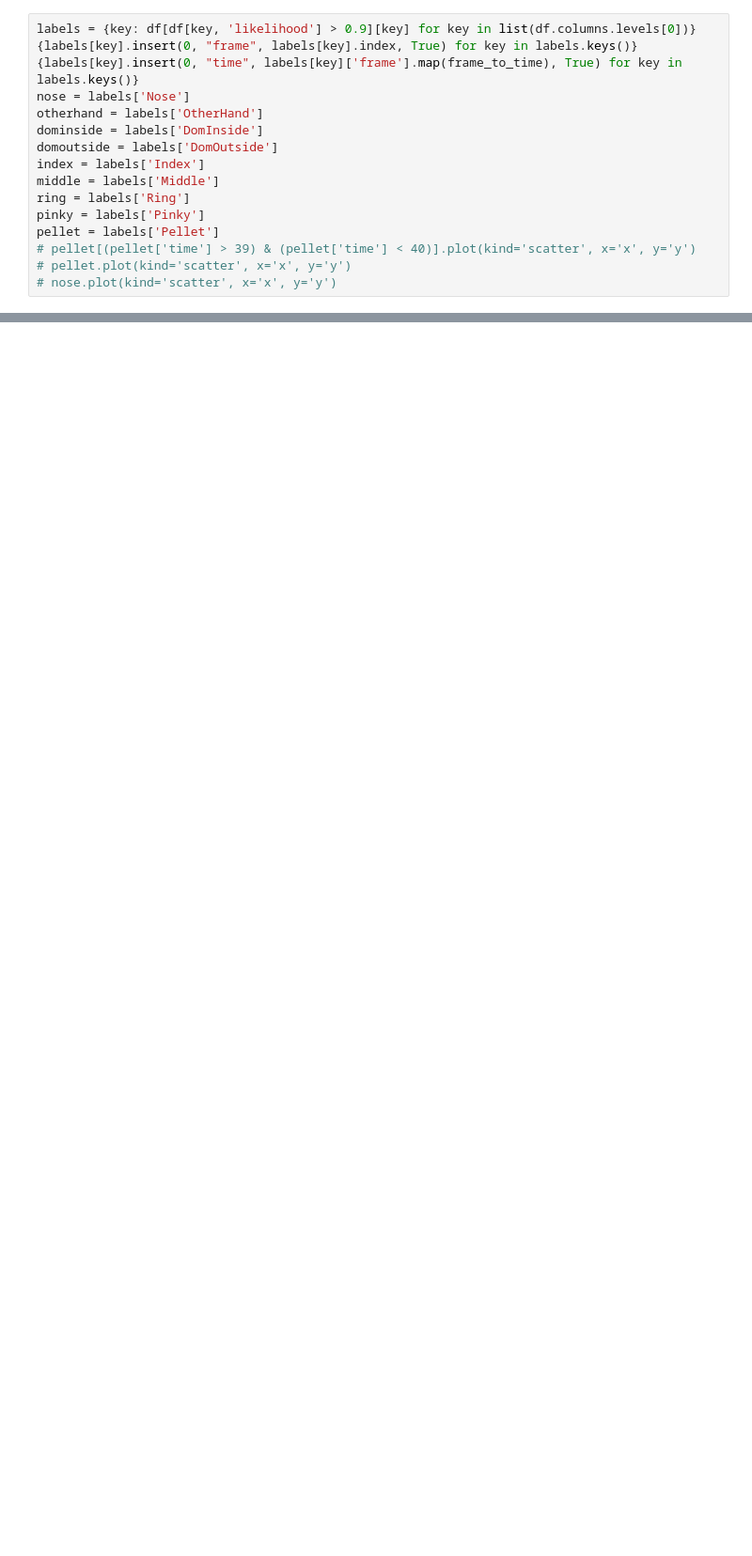
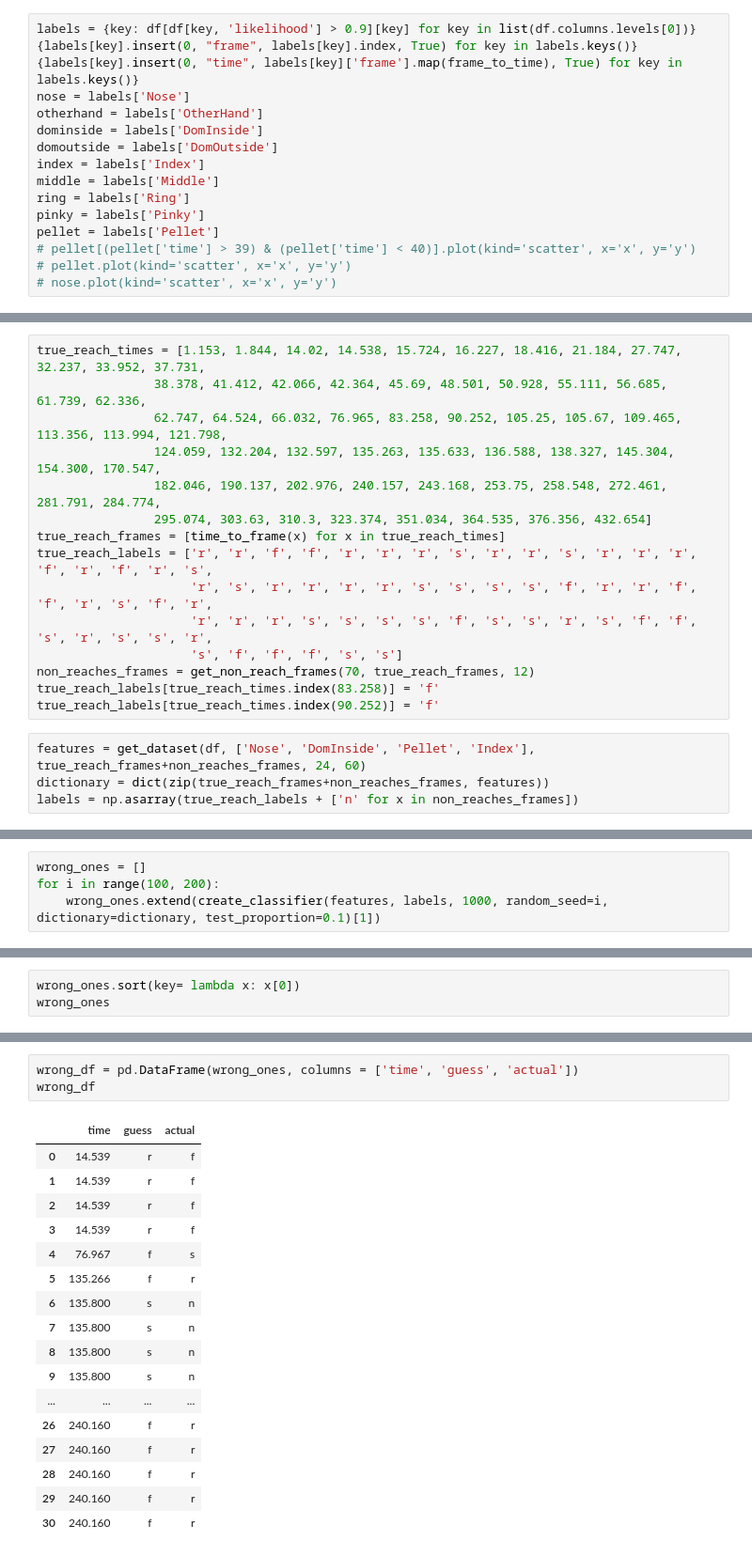
Before and after one commit to vjann/DLC, a Jupyter notebook: notebooks/data_notebooks/data_goprolensfront.ipynb, the cells around one changed output, grey strips where cells are left out. Shown at 94% size. Saved outputs shown, nothing was run; the diff lists cells and outputs as text; blank space fills up the shorter version.

```diff
--- a/notebooks/data_notebooks/data_goprolensfront.ipynb
+++ b/notebooks/data_notebooks/data_goprolensfront.ipynb
@@ -671,0 +132,19 @@ reach_labels = [2,
+# %%
+true_reach_times = [1.153, 1.844, 14.02, 14.538, 15.724, 16.227, 18.416, 21.184, 27.747, 32.237, 33.952, 37.731,
+                38.378, 41.412, 42.066, 42.364, 45.69, 48.501, 50.928, 55.111, 56.685, 61.739, 62.336,
+                62.747, 64.524, 66.032, 76.965, 83.258, 90.252, 105.25, 105.67, 109.465, 113.356, 113.994, 121.798,
+                124.059, 132.204, 132.597, 135.263, 135.633, 136.588, 138.327, 145.304, 154.300, 170.547,
+                182.046, 190.137, 202.976, 240.157, 243.168, 253.75, 258.548, 272.461, 281.791, 284.774,
+                295.074, 303.63, 310.3, 323.374, 351.034, 364.535, 376.356, 432.654]
+true_reach_frames = [time_to_frame(x) for x in true_reach_times]
+true_reach_labels = ['r', 'r', 'f', 'f', 'r', 'r', 'r', 's', 'r', 'r', 's', 'r', 'r', 'r', 'f', 'r', 'f', 'r', 's',
+                     'r', 's', 'r', 'r', 'r', 'r', 's', 's', 's', 's', 'f', 'r', 'r', 'f', 'f', 'r', 's', 'f', 'r',
+                     'r', 'r', 'r', 's', 's', 's', 's', 'f', 's', 's', 'r', 's', 'f', 'f', 's', 'r', 's', 's', 'r',
+                     's', 'f', 'f', 'f', 's', 's']
+non_reaches_frames = get_non_reach_frames(70, true_reach_frames, 12)
+true_reach_labels[true_reach_times.index(83.258)] = 'f'
+true_reach_labels[true_reach_times.index(90.252)] = 'f'
+# %%
+features = get_dataset(df, ['Nose', 'DomInside', 'Pellet', 'Index'], true_reach_frames+non_reaches_frames, 24, 60)
+dictionary = dict(zip(true_reach_frames+non_reaches_frames, features))
+labels = np.asarray(true_reach_labels + ['n' for x in non_reaches_frames])
@@ -671,0 +161,4 @@ reach_labels = [2,
+# %%
+wrong_ones = []
+for i in range(100, 200):
+    wrong_ones.extend(create_classifier(features, labels, 1000, random_seed=i, dictionary=dictionary, test_proportion=0.1)[1])
@@ -671,0 +183,3 @@ reach_labels = [2,
+# %%
+wrong_ones.sort(key= lambda x: x[0])
+wrong_ones
@@ -671,0 +204,21 @@ reach_labels = [2,
+# %%
+wrong_df = pd.DataFrame(wrong_ones, columns = ['time', 'guess', 'actual'])
+wrong_df
+# %% [output]
+|  | time | guess | actual |
+| 0 | 14.539 | r | f |
+| 1 | 14.539 | r | f |
+| 2 | 14.539 | r | f |
+| 3 | 14.539 | r | f |
+| 4 | 76.967 | f | s |
+| 5 | 135.266 | f | r |
+| 6 | 135.800 | s | n |
+| 7 | 135.800 | s | n |
+| 8 | 135.800 | s | n |
+| 9 | 135.800 | s | n |
+| ... | ... | ... | ... |
+| 26 | 240.160 | f | r |
+| 27 | 240.160 | f | r |
+| 28 | 240.160 | f | r |
+| 29 | 240.160 | f | r |
+| 30 | 240.160 | f | r |
```
Also changed, not shown: parts of 54 cells of this notebook, 14 other files.
